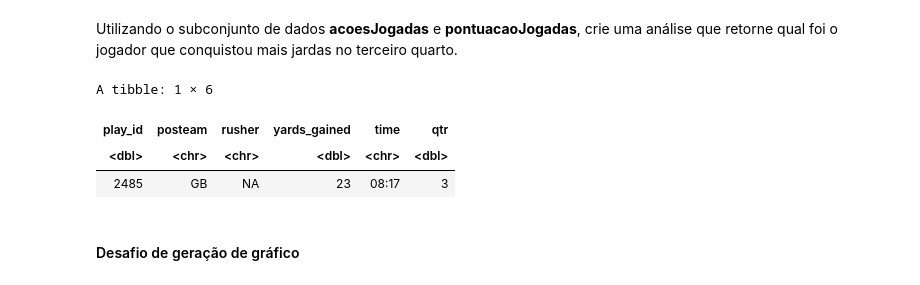
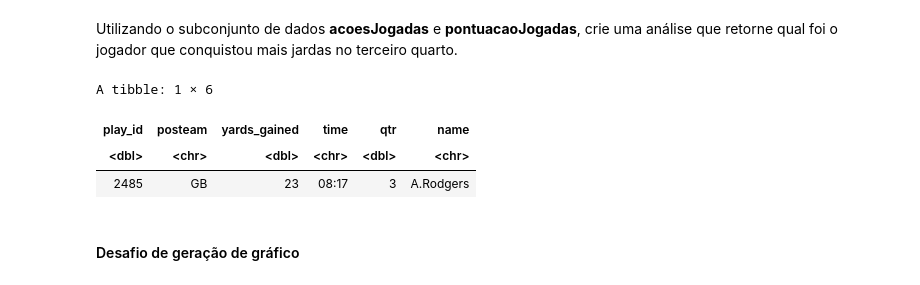
Before and after one commit to smilesrgouveia/Aula, a Jupyter notebook: Trilha7_ExercicioAprofundamento_RG.ipynb, the cells around one changed output. Saved outputs shown, nothing was run; the diff lists cells and outputs as text; code cells hidden in the pictures.

```diff
--- a/Trilha7_ExercicioAprofundamento_RG.ipynb
+++ b/Trilha7_ExercicioAprofundamento_RG.ipynb
@@ -318,17 +341,17 @@ Utilizando o subconjunto de dados **acoesJogadas** e **pontuacaoJogadas**, crie
 # %%
 # Seu código de resposta vai aqui
 
 acoesJogadas %>% #primeiro dataset
 inner_join(pontuacaoJogadas, by='play_id') %>%
-select(play_id, posteam, rusher, yards_gained, time, qtr ) %>%
+select(play_id, posteam, yards_gained, time, qtr, name) %>%
 filter( qtr == 3 ) %>%
 arrange(desc(yards_gained)) %>%
 head(1) #retorno apenas de 1 linha
 # %% [output]
 A tibble: 1 × 6
-| play_id | posteam | rusher | yards_gained | time | qtr |
-| <dbl> | <chr> | <chr> | <dbl> | <chr> | <dbl> |
-| 2485 | GB | NA | 23 | 08:17 | 3 |
+| play_id | posteam | yards_gained | time | qtr | name |
+| <dbl> | <chr> | <dbl> | <chr> | <dbl> | <chr> |
+| 2485 | GB | 23 | 08:17 | 3 | A.Rodgers |
 # %% [markdown]
 #### Desafio de geração de gráfico
 # %% [markdown]
```
Also changed, not shown: parts of 4 cells of this notebook.
